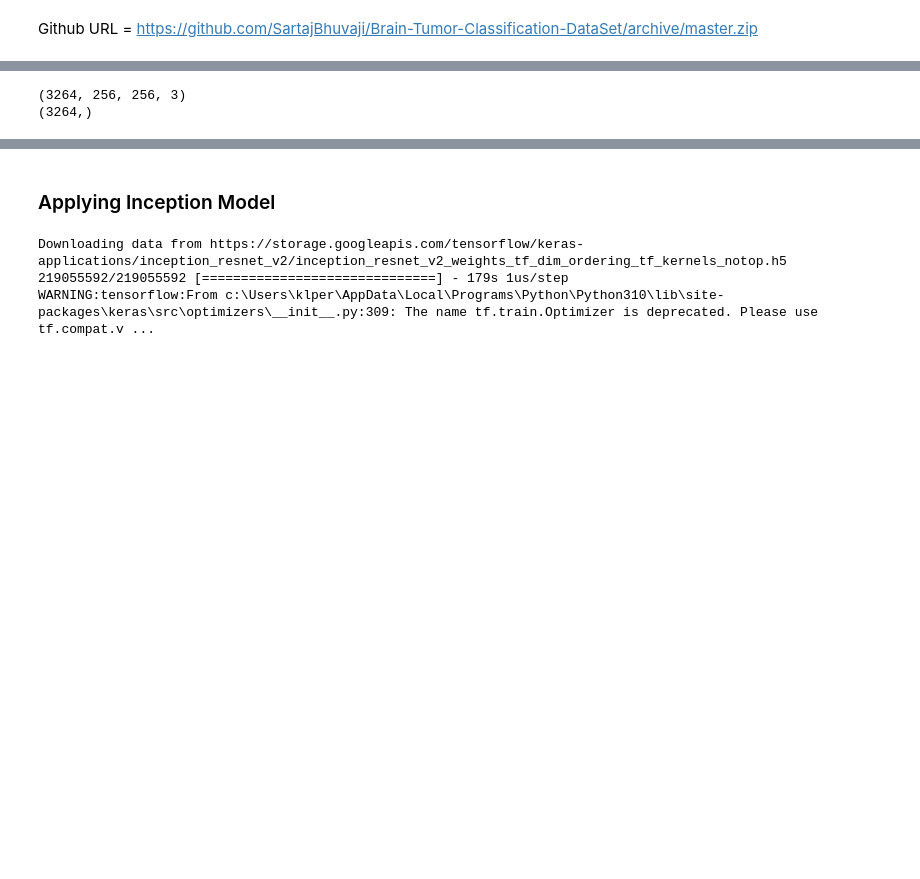
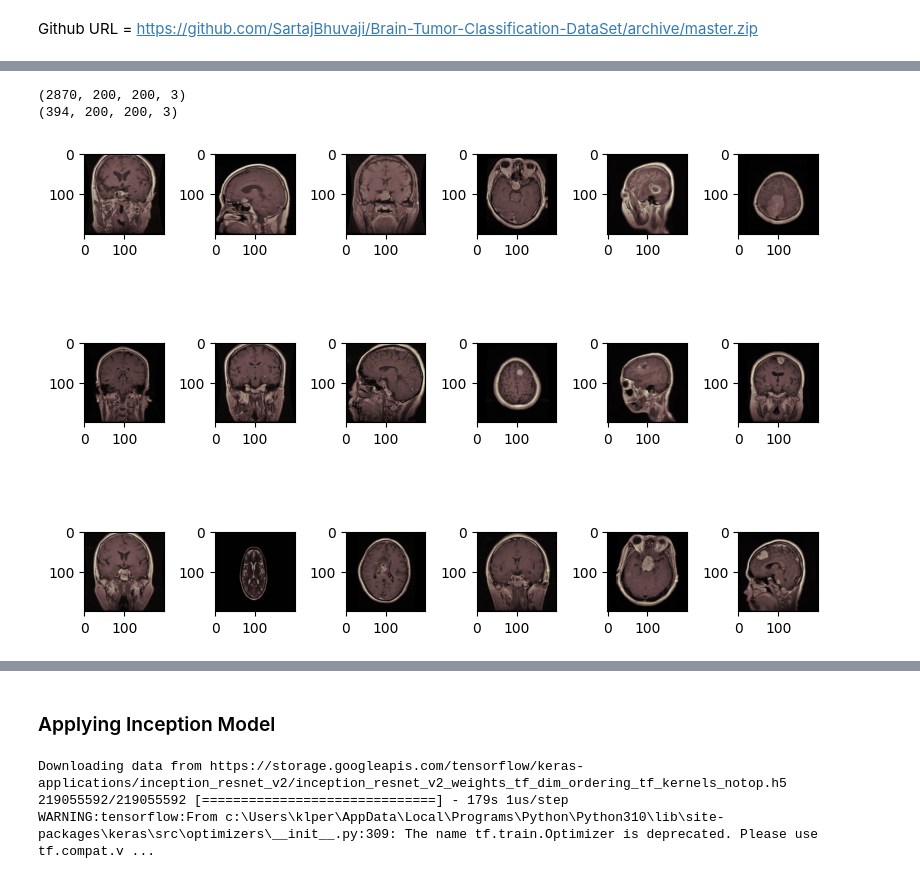
Before and after one commit to klperiwal/Brain-Tumour-Classification, a Jupyter notebook: brain_tumour_classification.ipynb, the cells around one changed output, grey strips where cells are left out. Cells and saved outputs as stored; diff of their text form; code cells hidden in the pictures; blank space fills up the shorter version.

```diff
--- a/brain_tumour_classification.ipynb
+++ b/brain_tumour_classification.ipynb
@@ -31,8 +31,8 @@ from zipfile import ZipFile
 # with ZipFile(zip_file_path, 'r') as zip_ref:
 #     zip_ref.extractall(download_path)
 
-TRAINING_PATH= "Brain-Tumor-Classification-DataSet-master/Training"
-TESTING_PATH= "Brain-Tumor-Classification-DataSet-master/Testing"
+TRAINING_PATH= "Dataset/Training"
+TESTING_PATH= "Dataset/Testing"
 # %%
 training_images= []
 training_labels= []
@@ -62,6 +240,9 @@ training_labels= np.array(training_labels)
+# %%
+x_train= np.array(x_train)/255
+x_test= np.array(x_test)/255
 # %%
-print(training_images.shape)
-print(training_labels.shape)
+print(x_train.shape)
+print(x_test.shape)
 # %% [output]
-(3264, 256, 256, 3)
-(3264,)
+(2870, 200, 200, 3)
+(394, 200, 200, 3)
@@ -69,0 +249,10 @@ training_images=training_images/255
+# %%
+images= [x_train[i] for i in range(18)]
+fig, axes= plt.subplots(3,6, figsize=(8,6))
+axes= axes.flatten()
+for img, ax in zip(images, axes):
+    ax.imshow(img)
+plt.tight_layout()
+plt.show()
+# %% [output]
+[figure, added]
```
Also changed, not shown: parts of 41 cells of this notebook, 1 other file.
